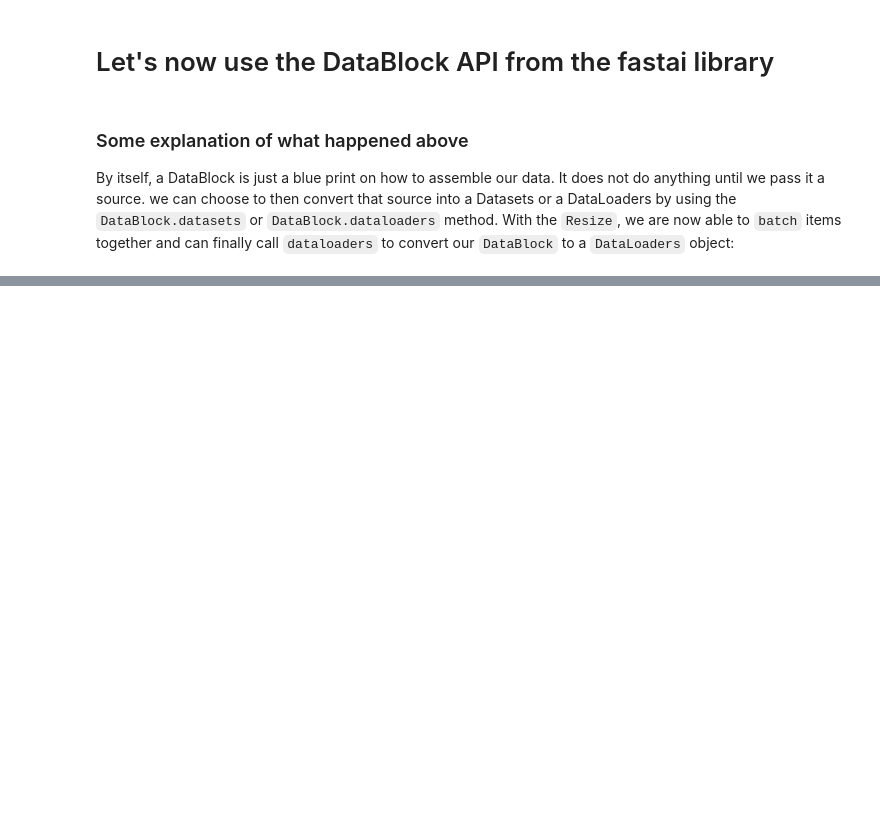
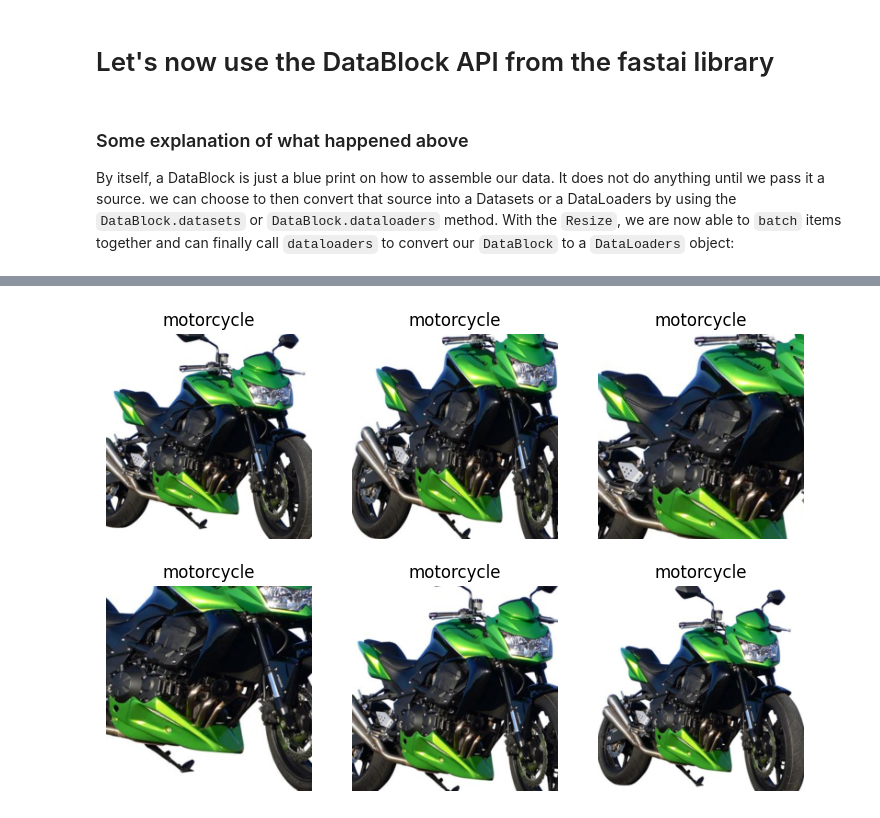
Before and after one commit to Darkblazer21/vehicle_classifier, a Jupyter notebook: vehicle_classifier.ipynb, the cells around one changed output, grey strips where cells are left out. Saved outputs shown, nothing was run; the diff lists cells and outputs as text; code cells hidden in the pictures; blank space fills up the shorter version.

```diff
--- a/vehicle_classifier.ipynb
+++ b/vehicle_classifier.ipynb
@@ -137,0 +158,6 @@ dls.show_batch(max_n=15)
+# %%
+dblock = dblock.new(item_tfms=RandomResizedCrop(224, min_scale=0.3)) #apply random transforms on datablock
+dls = dblock.dataloaders(root) # Reinstanciate the dataloaders
+dls.train.show_batch(max_n=6, nrows=2, unique=True)
+# %% [output]
+[figure, added]
```
Also changed, not shown: parts of 22 cells of this notebook.
